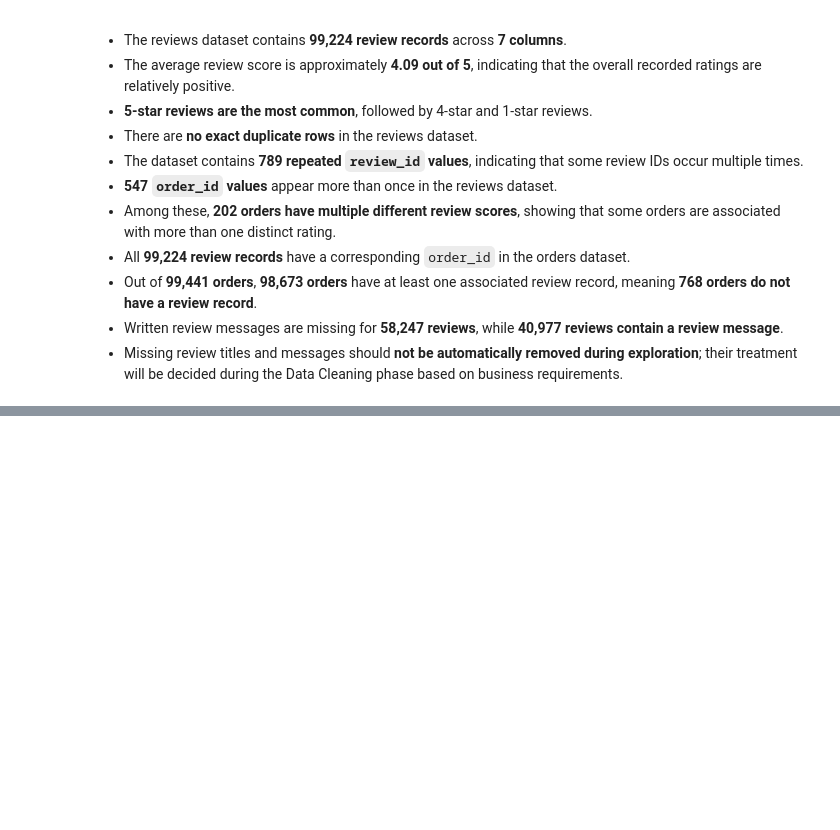
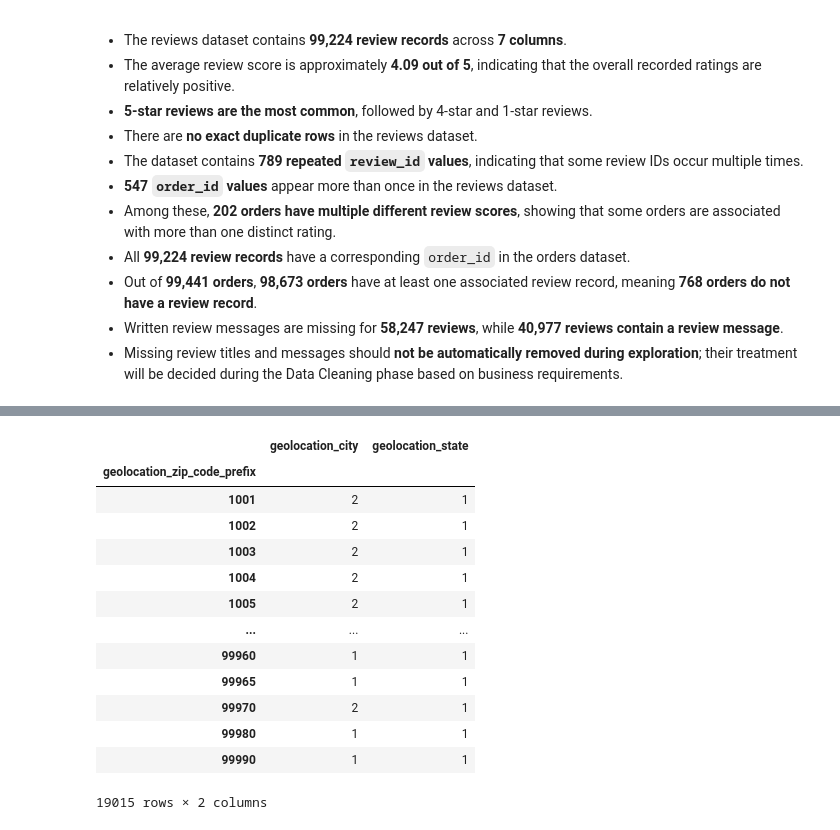
Before and after one commit to MehulSharma01223/MarketLens, a Jupyter notebook: notebooks/01_data_exploration.ipynb, the cells around one changed output, grey strips where cells are left out. Cells and saved outputs as stored; diff of their text form; code cells hidden in the pictures; blank space fills up the shorter version.

Commit message:
Complete geolocation dataset analysis

```diff
--- a/notebooks/01_data_exploration.ipynb
+++ b/notebooks/01_data_exploration.ipynb
@@ -1174,0 +1255,4 @@ np.int64(98673)
+# %%
+geolocation = pd.read_csv(
+    r"C:\Users\MAINAK\Desktop\Data-Science\projects\MarketLens\data\raw\olist_geolocation_dataset.csv"
+)
@@ -1174,0 +1324,18 @@ np.int64(98673)
+# %%
+#  Q10 — ZIP Prefix vs City/State.
+geolocation.groupby("geolocation_zip_code_prefix")[["geolocation_city", "geolocation_state"]].nunique()
+# %% [output]
+|  | geolocation_city | geolocation_state |
+| geolocation_zip_code_prefix |  |  |
+| 1001 | 2 | 1 |
+| 1002 | 2 | 1 |
+| 1003 | 2 | 1 |
+| 1004 | 2 | 1 |
+| 1005 | 2 | 1 |
+| ... | ... | ... |
+| 99960 | 1 | 1 |
+| 99965 | 1 | 1 |
+| 99970 | 2 | 1 |
+| 99980 | 1 | 1 |
+| 99990 | 1 | 1 |
+19015 rows × 2 columns
```
Also changed, not shown: parts of 24 cells of this notebook.
